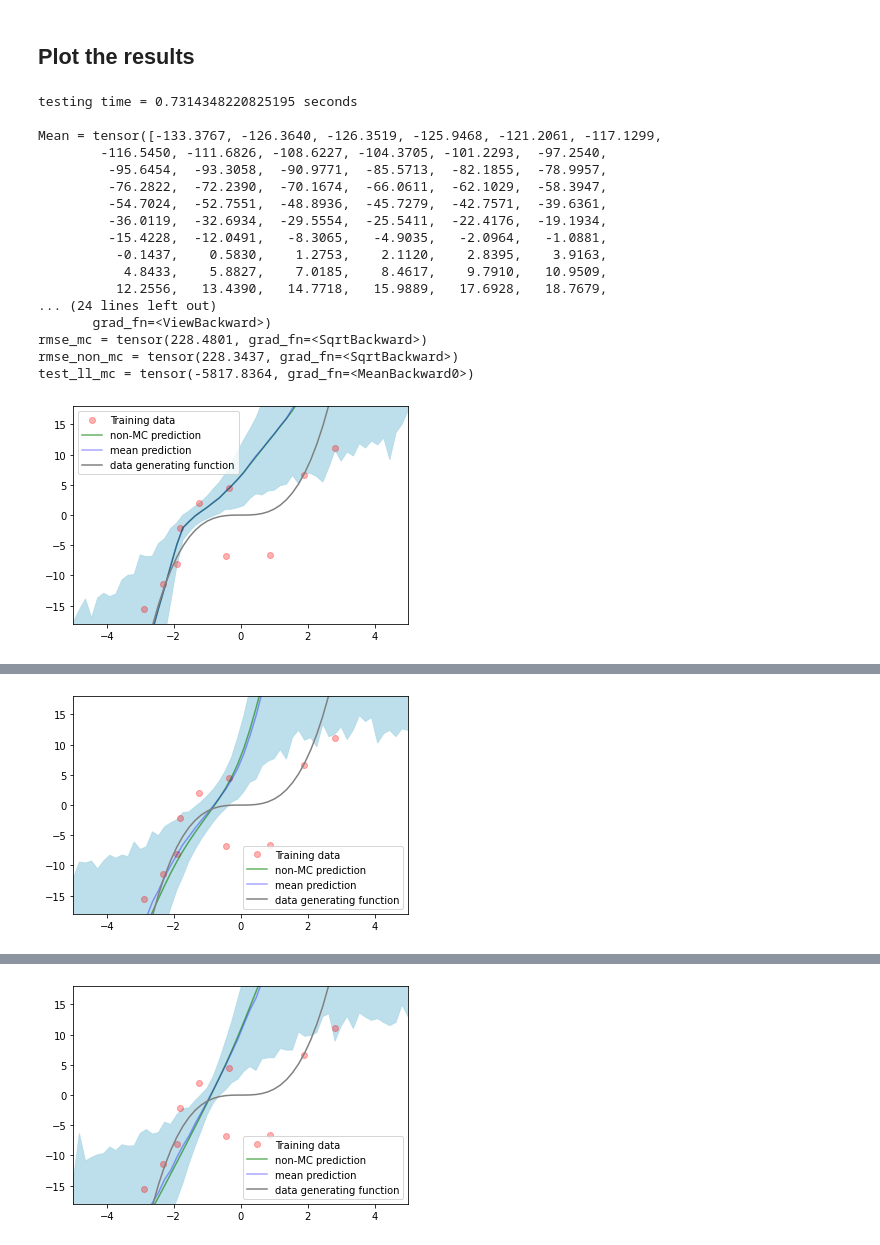
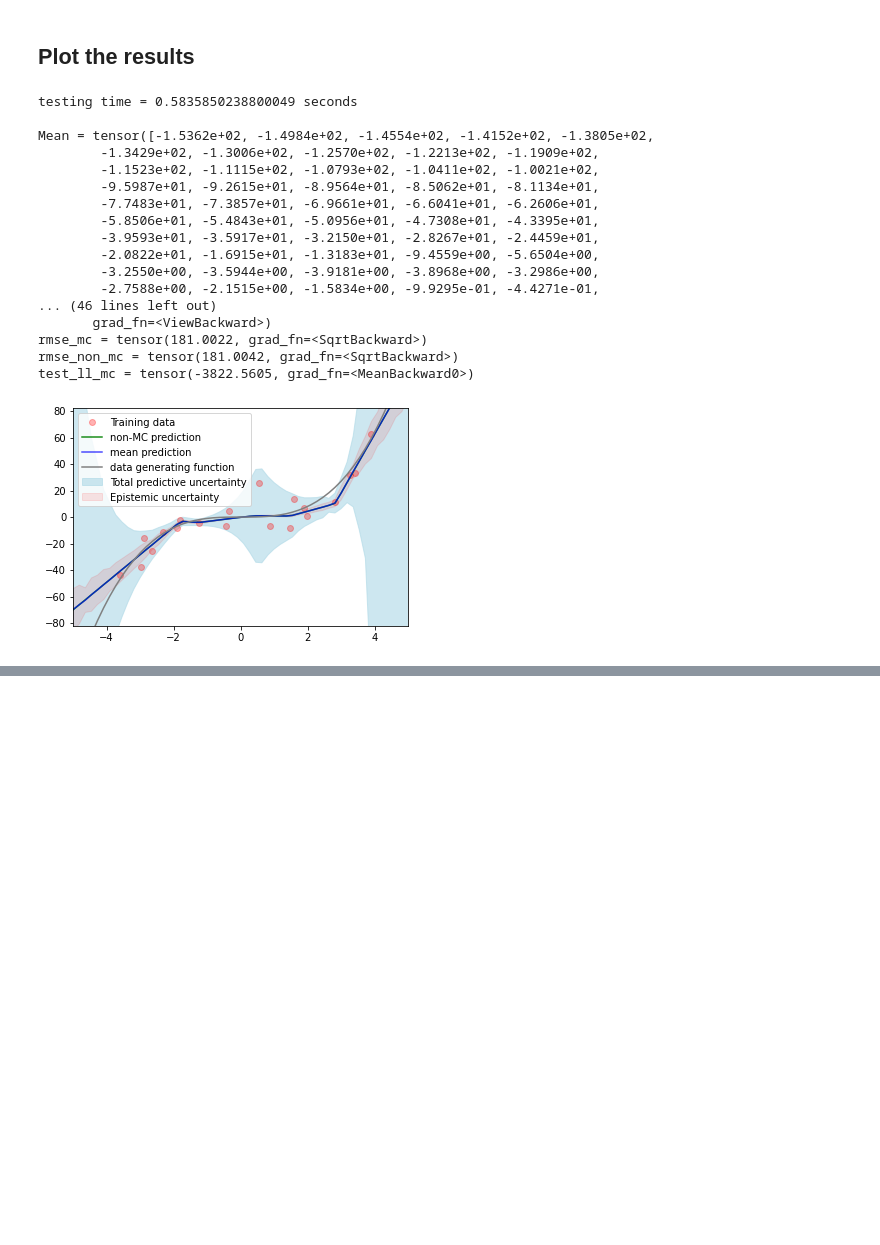
Before and after one commit to ronaldseoh/bayesian-dl-experiments, a Jupyter notebook: experiment_comparison_toy.ipynb, the cells around one changed output, grey strips where cells are left out. Saved outputs shown, nothing was run; the diff lists cells and outputs as text; code cells hidden in the pictures; blank space fills up the shorter version.

```diff
--- a/experiment_comparison_toy.ipynb
+++ b/experiment_comparison_toy.ipynb
@@ -131,7 +138,7 @@ MC Dropout related
 """
 
 # Dropout rate
-dropout_rate = 0.1
+dropout_rate = 0.01
 
 # Length scale
 length_scale = 1e-2
@@ -145,7 +152,7 @@ reg_strength = utils.reg_strength(dropout_rate, length_scale, dataset_toy_size,
 print('reg_strength = ' + str(reg_strength))
 
 # Epochs
-n_epochs = 10000
+n_epochs = 20000
 
 # Optimizer learning rate
 learning_rate = 0.001
@@ -153,6 +160,9 @@ learning_rate = 0.001
 # Loss function type
 loss_function_type = 'log_gaussian_loss'
 
+# Learn hetero noise?
+learn_hetero_noise = True
+
 # Number of test predictions (for each data point)
 n_predictions = 1000
 # %% [output]
@@ -368,13 +378,13 @@ for key, network in uncertainty_methods.items():
                     optimizer.zero_grad()
 
                     # forward + backward + optimize
-                    outputs, noise = network(inputs)
+                    outputs, noises = network(inputs)
 
                     # Mean Squared Error for loss function to minimize
                     if loss_function_type == 'mse_loss':
-                        total_loss = torch.nn.MSELoss(outputs, targets)
+                        total_loss = torch.nn.MSELoss()(outputs, targets)
                     elif loss_function_type == 'log_gaussian_loss':
-                        total_loss = utils.log_gaussian_loss(outputs, targets, noise.exp(), 1)
+                        total_loss = utils.log_gaussian_loss(outputs, targets, noises.exp())
 
                     total_loss.backward()
 
@@ -385,7 +395,7 @@ for key, network in uncertainty_methods.items():
                     # calculate the loss and take a gradient step
                     total_loss = svi.step(inputs, targets)
 
-            progress_bar.set_description("[iteration %04d] loss: %.4f" % (epoch + 1, total_loss))
+            progress_bar.set_description("loss: %5.4f" % total_loss)
 
     # Record training end time
     toc = time.time()
@@ -462,10 +440,10 @@ for key, network in uncertainty_methods.items():
 
     predictions_non_mc, _ = network(X_test)
 
-    predictions, mean, var, metrics = network.predict_dist(
+    predictions, mean, var, noises, metrics = network.predict_dist(
         X_test, n_predictions,
         y_test=y_test,
-        reg_strength=reg_strength, train_size=dataset_toy_size, length_scale=length_scale)
+        tau=torch.tensor(tau, dtype=torch.float))
 
     # Record testing end time
     toc_testing = time.time()
@@ -478,6 +456,9 @@ for key, network in uncertainty_methods.items():
     predictions = predictions.cpu()
     mean = mean.cpu()
     var = var.cpu()
+    noises = noises.cpu()
+
+    total_uncertainty = var + noises
 
     """
     Print results
@@ -486,6 +467,7 @@ for key, network in uncertainty_methods.items():
     print()
     print("Mean = " + str(mean.flatten()))
     print("Variance = " + str(var.flatten()))
+    print("Noise = " + str(noises.flatten()))
 
     # store additional metrics
     if len(metrics) > 0:
@@ -496,50 +478,61 @@ for key, network in uncertainty_methods.items():
     # Plot the uncertainty measured by each methods
     plt.figure()
 
     # Fix the scales of x-axis and y-axis
     plt.xlim(dataset_toy_x_low-1, dataset_toy_x_high+1)
-    plt.ylim(dataset_toy_y_mean-2*dataset_toy_y_std, dataset_toy_y_mean+2*dataset_toy_y_std)
+
+    plot_ylim_low = dataset_toy_x_low ** 3 - 2 * dataset_toy_y_noise_std
+    plot_ylim_high = dataset_toy_x_high ** 3 + 2 * dataset_toy_y_noise_std
+
+    plt.ylim(plot_ylim_low, plot_ylim_high)
 
     # Distributions around the predictions
     plt.fill_between(
         X_test_cpu.flatten(),
+        (mean.detach().numpy() - 2*torch.sqrt(total_uncertainty).detach().numpy()).flatten(),
+        (mean.detach().numpy() + 2*torch.sqrt(total_uncertainty).detach().numpy()).flatten(),
+        color='lightblue', alpha=0.6, label="Total predictive uncertainty")
+
+    # epistemic
+    plt.fill_between(
+        X_test_cpu.flatten(),
         (mean.detach().numpy() - 2*torch.sqrt(var).detach().numpy()).flatten(),
         (mean.detach().numpy() + 2*torch.sqrt(var).detach().numpy()).flatten(),
-        color='lightblue', alpha=0.8)
+        color='red', alpha=0.1, label="Epistemic uncertainty")
 
     # Train data
     plt.plot(dataset.data_x.cpu(), dataset.data_y.cpu(), 'or', label='Training data', alpha=0.3)
 
     # Non-MC prediction
-    plt.plot(X_test_cpu, predictions_non_mc.detach().numpy(), 'green', label='non-MC prediction', alpha=0.6)
+    plt.plot(X_test_cpu, predictions_non_mc.detach().numpy(), 'green', label='non-MC prediction', alpha=0.9)
 
     # MC prediction
-    plt.plot(X_test_cpu, mean.detach().numpy(), 'blue', label='mean prediction', alpha=0.35)
+    plt.plot(X_test_cpu, mean.detach().numpy(), 'blue', label='mean prediction', alpha=0.7)
 
     # Original data generating function without noise
     plt.plot(X_test_cpu, X_test_cpu ** 3, 'gray', label='data generating function')
 
     plt.legend()
 
     plt.savefig(os.path.join(test_results_path, str(key) + '.png'), dpi=600)
 
     plt.show()
 # %% [output]
-testing time = 0.7314348220825195 seconds
+testing time = 0.5835850238800049 seconds
 
-Mean = tensor([-133.3767, -126.3640, -126.3519, -125.9468, -121.2061, -117.1299,
-        -116.5450, -111.6826, -108.6227, -104.3705, -101.2293,  -97.2540,
-         -95.6454,  -93.3058,  -90.9771,  -85.5713,  -82.1855,  -78.9957,
-         -76.2822,  -72.2390,  -70.1674,  -66.0611,  -62.1029,  -58.3947,
-         -54.7024,  -52.7551,  -48.8936,  -45.7279,  -42.7571,  -39.6361,
-         -36.0119,  -32.6934,  -29.5554,  -25.5411,  -22.4176,  -19.1934,
-         -15.4228,  -12.0491,   -8.3065,   -4.9035,   -2.0964,   -1.0881,
-          -0.1437,    0.5830,    1.2753,    2.1120,    2.8395,    3.9163,
-           4.8433,    5.8827,    7.0185,    8.4617,    9.7910,   10.9509,
-          12.2556,   13.4390,   14.7718,   15.9889,   17.6928,   18.7679,
-... (24 lines left out)
+Mean = tensor([-1.5362e+02, -1.4984e+02, -1.4554e+02, -1.4152e+02, -1.3805e+02,
+        -1.3429e+02, -1.3006e+02, -1.2570e+02, -1.2213e+02, -1.1909e+02,
+        -1.1523e+02, -1.1115e+02, -1.0793e+02, -1.0411e+02, -1.0021e+02,
+        -9.5987e+01, -9.2615e+01, -8.9564e+01, -8.5062e+01, -8.1134e+01,
+        -7.7483e+01, -7.3857e+01, -6.9661e+01, -6.6041e+01, -6.2606e+01,
+        -5.8506e+01, -5.4843e+01, -5.0956e+01, -4.7308e+01, -4.3395e+01,
+        -3.9593e+01, -3.5917e+01, -3.2150e+01, -2.8267e+01, -2.4459e+01,
+        -2.0822e+01, -1.6915e+01, -1.3183e+01, -9.4559e+00, -5.6504e+00,
+        -3.2550e+00, -3.5944e+00, -3.9181e+00, -3.8968e+00, -3.2986e+00,
+        -2.7588e+00, -2.1515e+00, -1.5834e+00, -9.9295e-01, -4.4271e-01,
+... (46 lines left out)
        grad_fn=<ViewBackward>)
-rmse_mc = tensor(228.4801, grad_fn=<SqrtBackward>)
-rmse_non_mc = tensor(228.3437, grad_fn=<SqrtBackward>)
-test_ll_mc = tensor(-5817.8364, grad_fn=<MeanBackward0>)
+rmse_mc = tensor(181.0022, grad_fn=<SqrtBackward>)
+rmse_non_mc = tensor(181.0042, grad_fn=<SqrtBackward>)
+test_ll_mc = tensor(-3822.5605, grad_fn=<MeanBackward0>)
-[figure, old version]
+[figure, new version]
@@ -563 +538,0 @@ test_ll_mc = tensor(-8107.5000, grad_fn=<MeanBackward0>)
-[figure, removed]
@@ -581 +538,0 @@ test_ll_mc = tensor(-7941.4312, grad_fn=<MeanBackward0>)
-[figure, removed]
```
Also changed, not shown: parts of 6 cells of this notebook.
